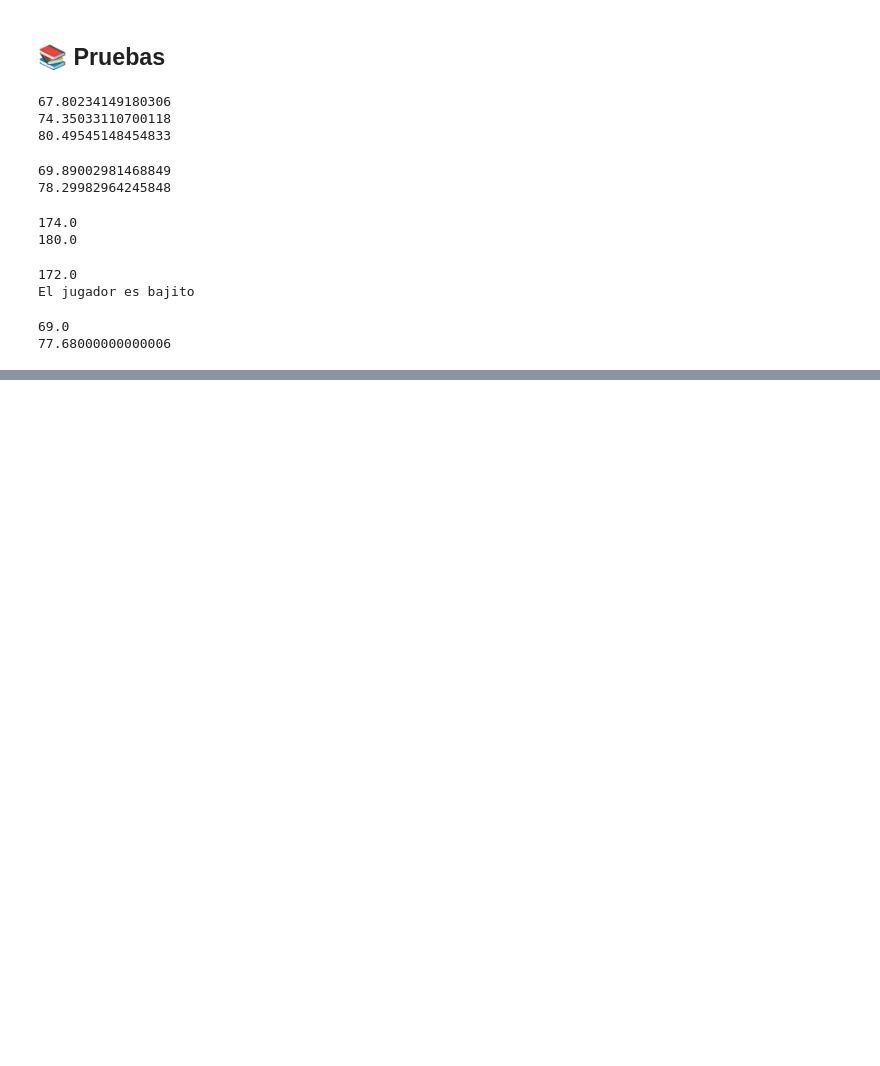
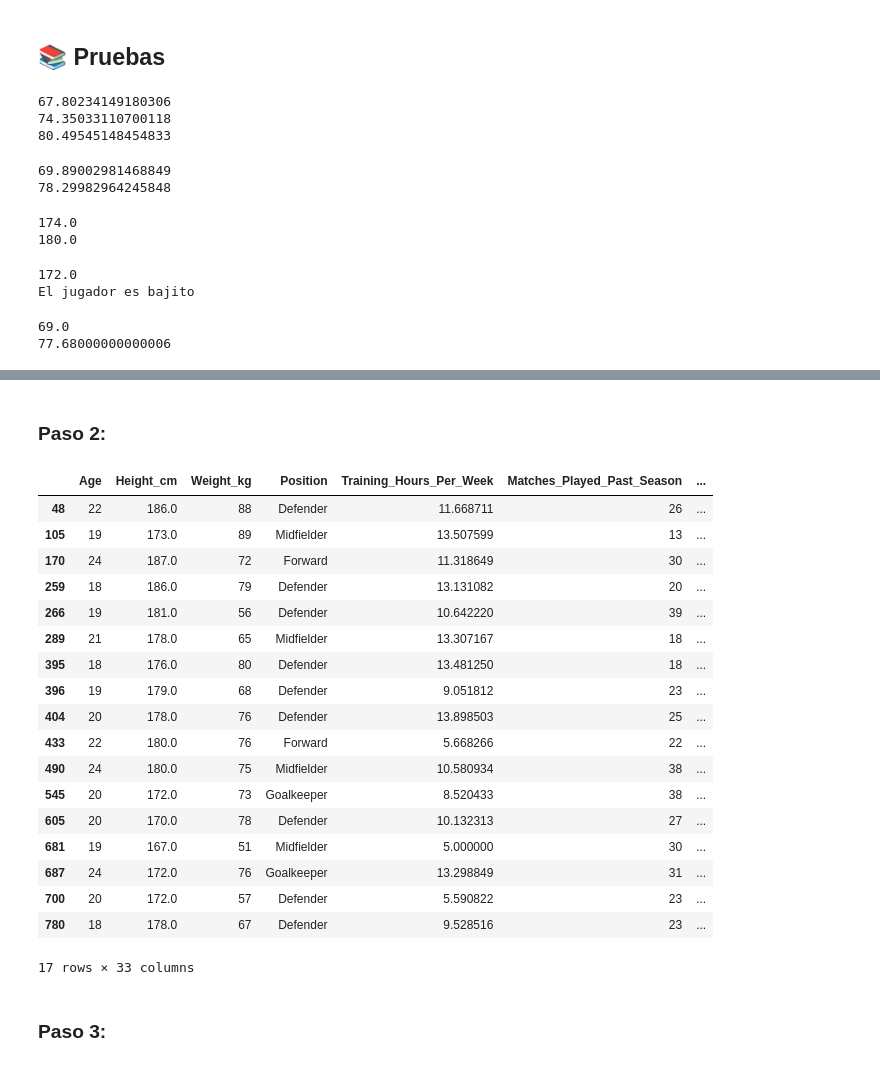
Before and after one commit to lauraargente/Proyecto_University-Football-Injury-Prediction-Dataset, a Jupyter notebook: analisis.ipynb, the cells around one changed output, grey strips where cells are left out. Saved outputs shown, nothing was run; the diff lists cells and outputs as text; code cells hidden in the pictures; blank space fills up the shorter version.

```diff
--- a/analisis.ipynb
+++ b/analisis.ipynb
@@ -903,0 +1034,27 @@ print(df_csv['Weight_kg'].quantile(0.66))
+# %% [markdown]
+### Paso 2:
+# %%
+#De la lista anterior, quédate los que su valor sea True
+df_csv[ df_csv['Previous_Injury_Count'] == 5 ]
+# %% [output]
+|  | Age | Height_cm | Weight_kg | Position | Training_Hours_Per_Week | Matches_Played_Past_Season | ... |
+| 48 | 22 | 186.0 | 88 | Defender | 11.668711 | 26 | ... |
+| 105 | 19 | 173.0 | 89 | Midfielder | 13.507599 | 13 | ... |
+| 170 | 24 | 187.0 | 72 | Forward | 11.318649 | 30 | ... |
+| 259 | 18 | 186.0 | 79 | Defender | 13.131082 | 20 | ... |
+| 266 | 19 | 181.0 | 56 | Defender | 10.642220 | 39 | ... |
+| 289 | 21 | 178.0 | 65 | Midfielder | 13.307167 | 18 | ... |
+| 395 | 18 | 176.0 | 80 | Defender | 13.481250 | 18 | ... |
+| 396 | 19 | 179.0 | 68 | Defender | 9.051812 | 23 | ... |
+| 404 | 20 | 178.0 | 76 | Defender | 13.898503 | 25 | ... |
+| 433 | 22 | 180.0 | 76 | Forward | 5.668266 | 22 | ... |
+| 490 | 24 | 180.0 | 75 | Midfielder | 10.580934 | 38 | ... |
+| 545 | 20 | 172.0 | 73 | Goalkeeper | 8.520433 | 38 | ... |
+| 605 | 20 | 170.0 | 78 | Defender | 10.132313 | 27 | ... |
+| 681 | 19 | 167.0 | 51 | Midfielder | 5.000000 | 30 | ... |
+| 687 | 24 | 172.0 | 76 | Goalkeeper | 13.298849 | 31 | ... |
+| 700 | 20 | 172.0 | 57 | Defender | 5.590822 | 23 | ... |
+| 780 | 18 | 178.0 | 67 | Defender | 9.528516 | 23 | ... |
+17 rows × 33 columns
+# %% [markdown]
+### Paso 3:
```
Also changed, not shown: parts of 11 cells of this notebook, 1 other file.
